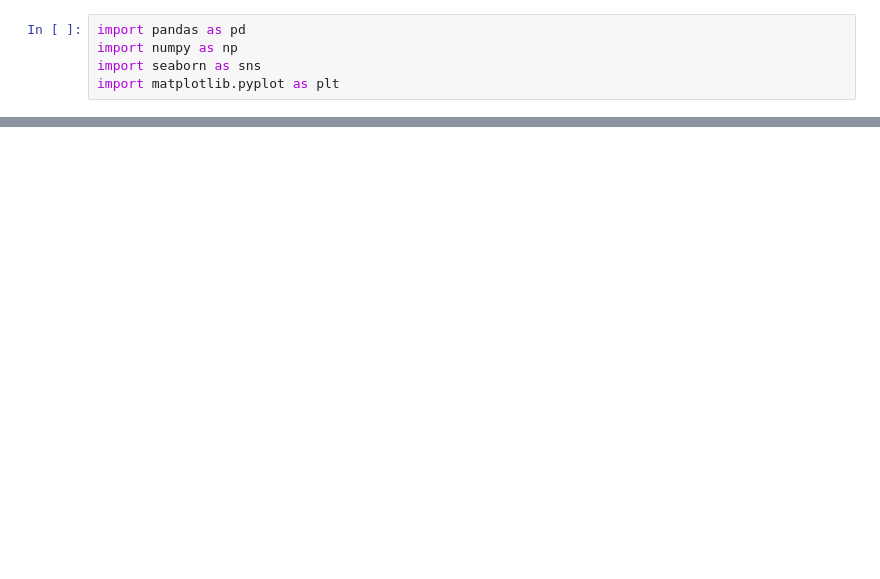
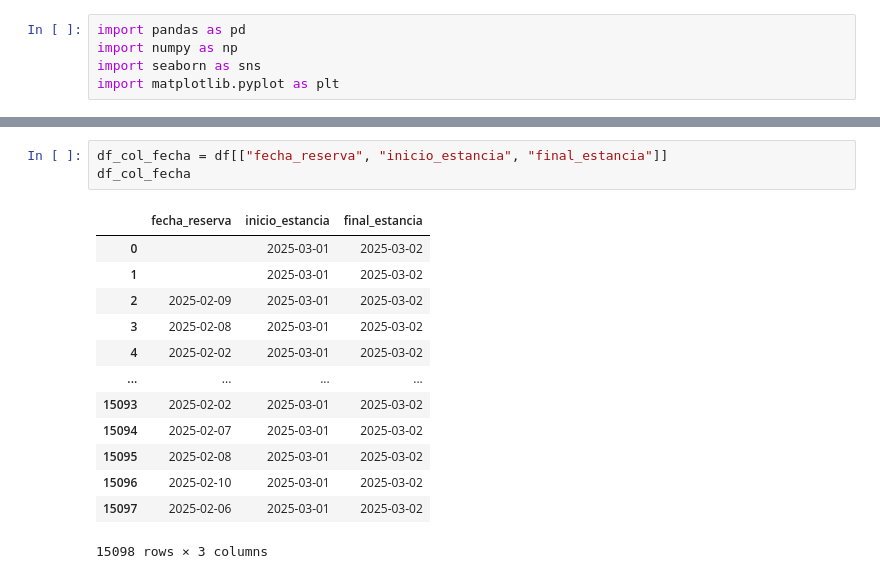
Before and after one commit to marta-ba/ETL_IBIShotels, a Jupyter notebook: jupyters/eda.ipynb, the cells around one changed output, grey strips where cells are left out. Drawn from its saved outputs; the diff is of its cells as text; blank space fills up the shorter version.

```diff
--- a/jupyters/eda.ipynb
+++ b/jupyters/eda.ipynb
@@ -20,0 +36,17 @@ df.head()
+# %%
+df_col_fecha = df[["fecha_reserva", "inicio_estancia", "final_estancia"]]
+df_col_fecha
+# %% [output]
+|  | fecha_reserva | inicio_estancia | final_estancia |
+| 0 |  | 2025-03-01 | 2025-03-02 |
+| 1 |  | 2025-03-01 | 2025-03-02 |
+| 2 | 2025-02-09 | 2025-03-01 | 2025-03-02 |
+| 3 | 2025-02-08 | 2025-03-01 | 2025-03-02 |
+| 4 | 2025-02-02 | 2025-03-01 | 2025-03-02 |
+| ... | ... | ... | ... |
+| 15093 | 2025-02-02 | 2025-03-01 | 2025-03-02 |
+| 15094 | 2025-02-07 | 2025-03-01 | 2025-03-02 |
+| 15095 | 2025-02-08 | 2025-03-01 | 2025-03-02 |
+| 15096 | 2025-02-10 | 2025-03-01 | 2025-03-02 |
+| 15097 | 2025-02-06 | 2025-03-01 | 2025-03-02 |
+15098 rows × 3 columns
```
Also changed, not shown: parts of 27 cells of this notebook, 1 other file.
